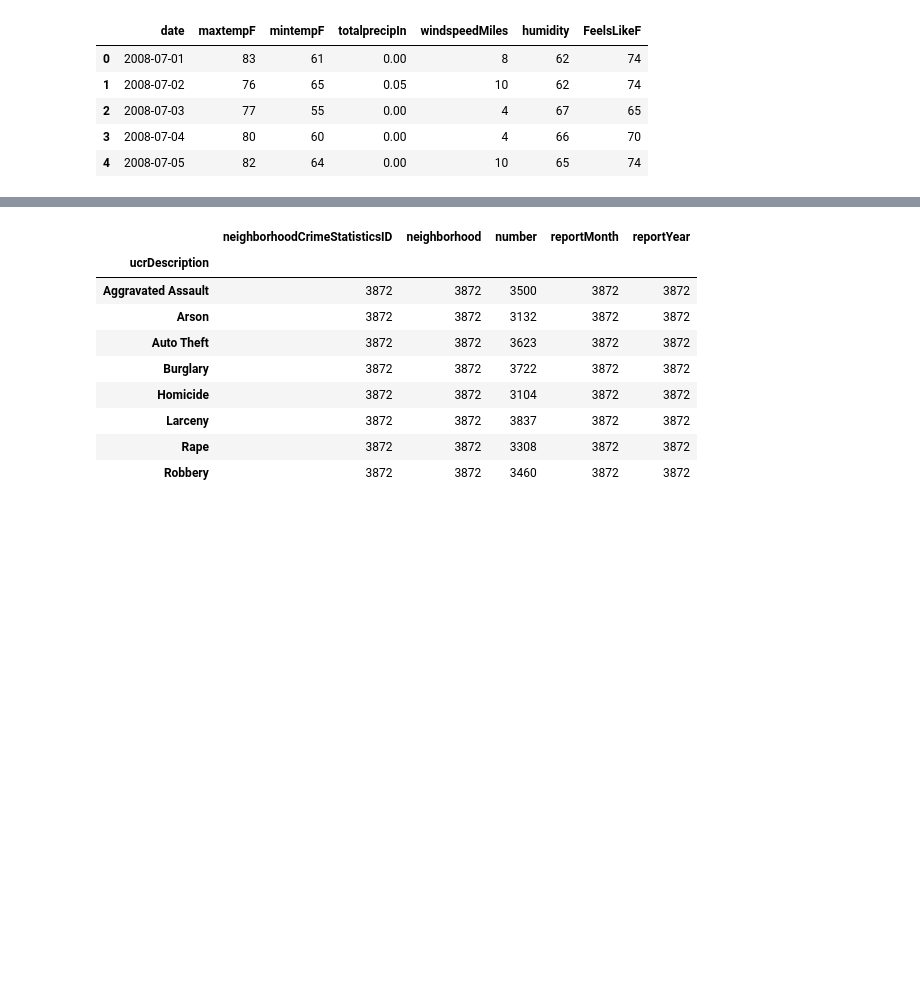
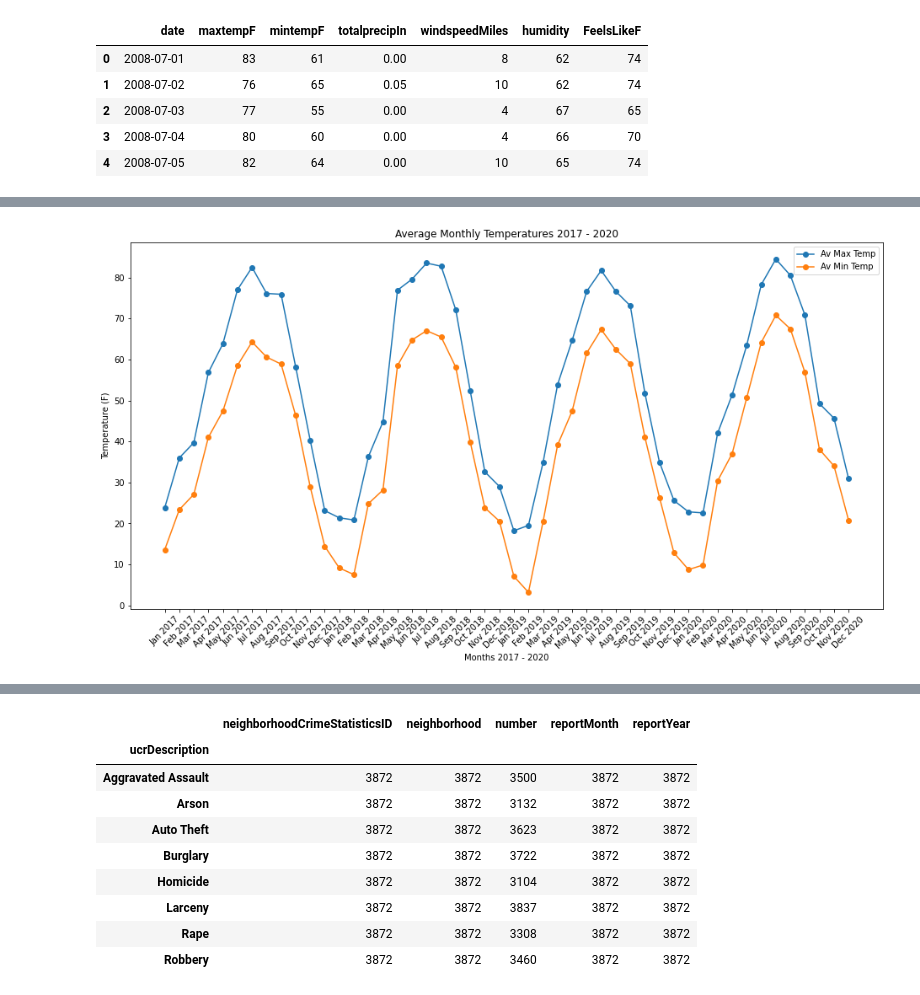
Before and after one commit to teenastewart/Project_1, a Jupyter notebook: Teena/Project 1 notebook.ipynb, the cells around one changed output, grey strips where cells are left out. Cells and saved outputs as stored; diff of their text form; code cells hidden in the pictures; blank space fills up the shorter version.

Commit message:
Completed basic weather data clean and grouping, started FBI data pull and clean, and minneapolis crime data clean

```diff
--- a/Teena/Project 1 notebook.ipynb
+++ b/Teena/Project 1 notebook.ipynb
@@ -23,7 +23,7 @@ crime_stats.head()
 | 4 | 5 | ** NOT ASSIGNED ** | Homicide | 0.0 | 8 | 2017 |
 # %%
 #load the weather data csv
-file = "../Resources/weather_data_long.csv"
+file = "../Resources/weather_data_full.csv"
 weather_data = pd.read_csv(file)
 weather_data.head()
 # %% [output]
@@ -47,3 +47,9 @@ weather_df.head()
 | 2 | 2008-07-03 | 77 | 55 | 0.00 | 4 | 67 | 65 |
 | 3 | 2008-07-04 | 80 | 60 | 0.00 | 4 | 66 | 70 |
 | 4 | 2008-07-05 | 82 | 64 | 0.00 | 10 | 65 | 74 |
+# %%
+new = weather_df["date"].str.split("-", n = 2, expand = True)
+weather_df["year"]= new[0]
+weather_df["month"]= new[1]
+weather_df["day"]= new[2]
+weather_df.head()
@@ -49,0 +78,3 @@ weather_df.head()
+# %%
+weather_df = weather_df.loc[(weather_df["date"] >= '2017-01-01') & (weather_df["date"] <= '2020-12-31')]
+weather_df.head
@@ -49,0 +130,4 @@ weather_df.head()
+# %%
+# weather_df.groupby('year').count()
+weather_group = weather_df.groupby(['year', 'month']).mean()
+weather_group
@@ -49,0 +153,23 @@ weather_df.head()
+# %%
+# The maximum x value for our chart will be 100
+# x_limit = 1461
+x_limit = 48
+# List of values from 0 to 100 each value being 1 greater than the last
+x_axis = np.arange(0, x_limit, 1)
+labels = ['Jan 2017', 'Feb 2017', 'Mar 2017','Apr 2017', 'May 2017', 'Jun 2017', 'Jul 2017', 'Aug 2017', 'Sep 2017', 'Oct 2017', 'Nov 2017', 'Dec 2017',
+          'Jan 2018', 'Feb 2018', 'Mar 2018','Apr 2018', 'May 2018', 'Jun 2018', 'Jul 2018', 'Aug 2018', 'Sep 2018', 'Oct 2018', 'Nov 2018', 'Dec 2018',
+          'Jan 2019', 'Feb 2019', 'Mar 2019','Apr 2019', 'May 2019', 'Jun 2019', 'Jul 2019', 'Aug 2019', 'Sep 2019', 'Oct 2019', 'Nov 2019', 'Dec 2019',
+          'Jan 2020', 'Feb 2020', 'Mar 2020','Apr 2020', 'May 2020', 'Jun 2020', 'Jul 2020', 'Aug 2020', 'Sep 2020', 'Oct 2020', 'Nov 2020', 'Dec 2020',]
+# fig, ax = plt.subplots()
+plt.figure(figsize=(16, 8))
+plt.xlabel('Months 2017 - 2020')
+plt.ylabel('Temperature (F)')
+plt.title('Average Monthly Temperatures 2017 - 2020')
+plt.xticks(rotation = 45)
+plt.plot(labels, weather_group['maxtempF'], marker ='o', label='Av Max Temp')
+plt.plot(labels, weather_group['mintempF'], marker ='o', label='Av Min Temp')
+plt.legend()
+# plt.plot(weather_df['date'], weather_df['mintempF'], secondary_y = True)
+plt.show()
+# %% [output]
+[figure, added]
```
Also changed, not shown: parts of 13 cells of this notebook.
